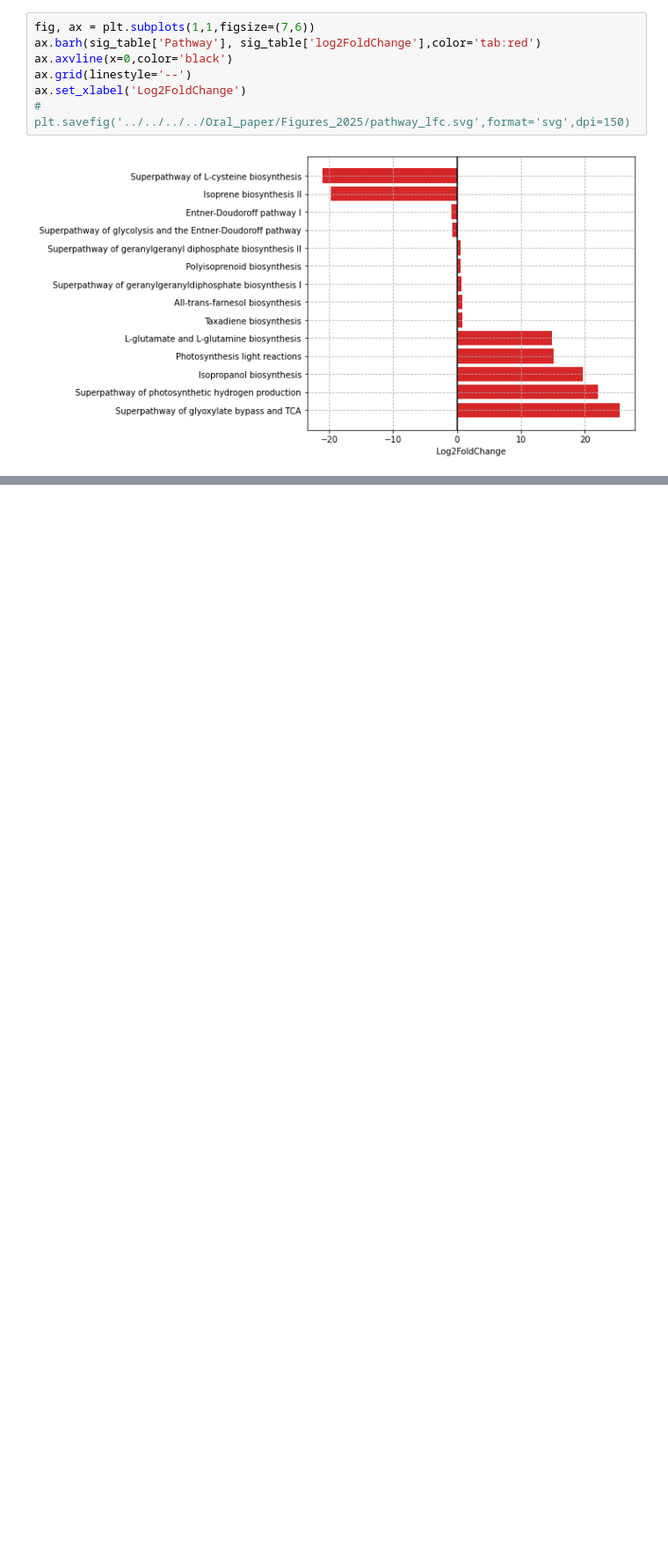
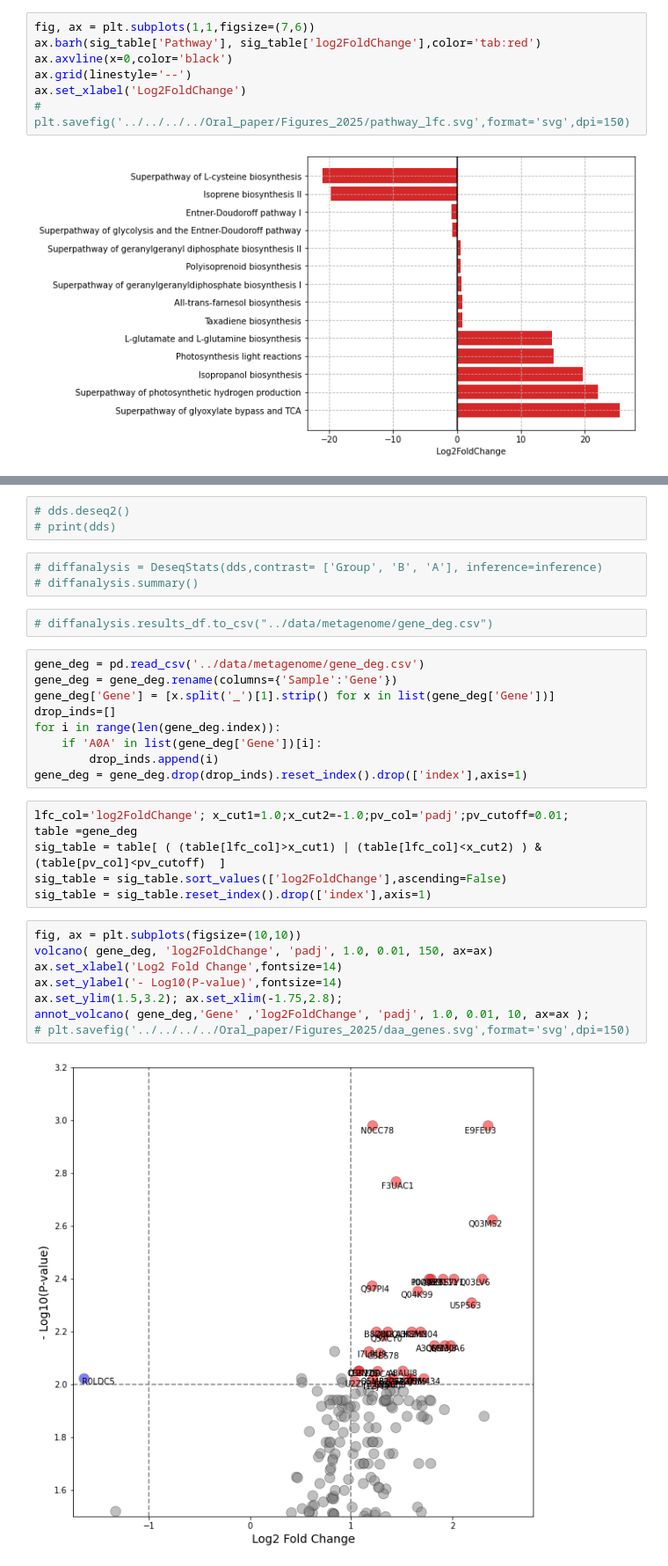
Before and after one commit to SizheQiu/OralMicroIX, a Jupyter notebook: workflow/FunctionalPathway.ipynb, the cells around one changed output, grey strips where cells are left out. Shown at 88% size. Cells and saved outputs as stored; diff of their text form; blank space fills up the shorter version.

```diff
--- a/workflow/FunctionalPathway.ipynb
+++ b/workflow/FunctionalPathway.ipynb
@@ -129,0 +193,33 @@ ax.set_xlabel('Log2FoldChange')
+# %%
+# dds.deseq2()
+# print(dds)
+# %%
+# diffanalysis = DeseqStats(dds,contrast= ['Group', 'B', 'A'], inference=inference)
+# diffanalysis.summary()
+# %%
+# diffanalysis.results_df.to_csv("../data/metagenome/gene_deg.csv")
+# %%
+gene_deg = pd.read_csv('../data/metagenome/gene_deg.csv')
+gene_deg = gene_deg.rename(columns={'Sample':'Gene'})
+gene_deg['Gene'] = [x.split('_')[1].strip() for x in list(gene_deg['Gene'])]
+drop_inds=[]
+for i in range(len(gene_deg.index)):
+    if 'A0A' in list(gene_deg['Gene'])[i]:
+        drop_inds.append(i)
+gene_deg = gene_deg.drop(drop_inds).reset_index().drop(['index'],axis=1)
+# %%
+lfc_col='log2FoldChange'; x_cut1=1.0;x_cut2=-1.0;pv_col='padj';pv_cutoff=0.01;
+table =gene_deg
+sig_table = table[ ( (table[lfc_col]>x_cut1) | (table[lfc_col]<x_cut2) ) & (table[pv_col]<pv_cutoff)  ]
+sig_table = sig_table.sort_values(['log2FoldChange'],ascending=False)
+sig_table = sig_table.reset_index().drop(['index'],axis=1)
+# %%
+fig, ax = plt.subplots(figsize=(10,10))
+volcano( gene_deg, 'log2FoldChange', 'padj', 1.0, 0.01, 150, ax=ax)
+ax.set_xlabel('Log2 Fold Change',fontsize=14)
+ax.set_ylabel('- Log10(P-value)',fontsize=14)
+ax.set_ylim(1.5,3.2); ax.set_xlim(-1.75,2.8);
+annot_volcano( gene_deg,'Gene' ,'log2FoldChange', 'padj', 1.0, 0.01, 10, ax=ax );
+# plt.savefig('../../../../Oral_paper/Figures_2025/daa_genes.svg',format='svg',dpi=150)
+# %% [output]
+[figure, added]
```
Also changed, not shown: parts of 8 cells of this notebook, 3 other files.
